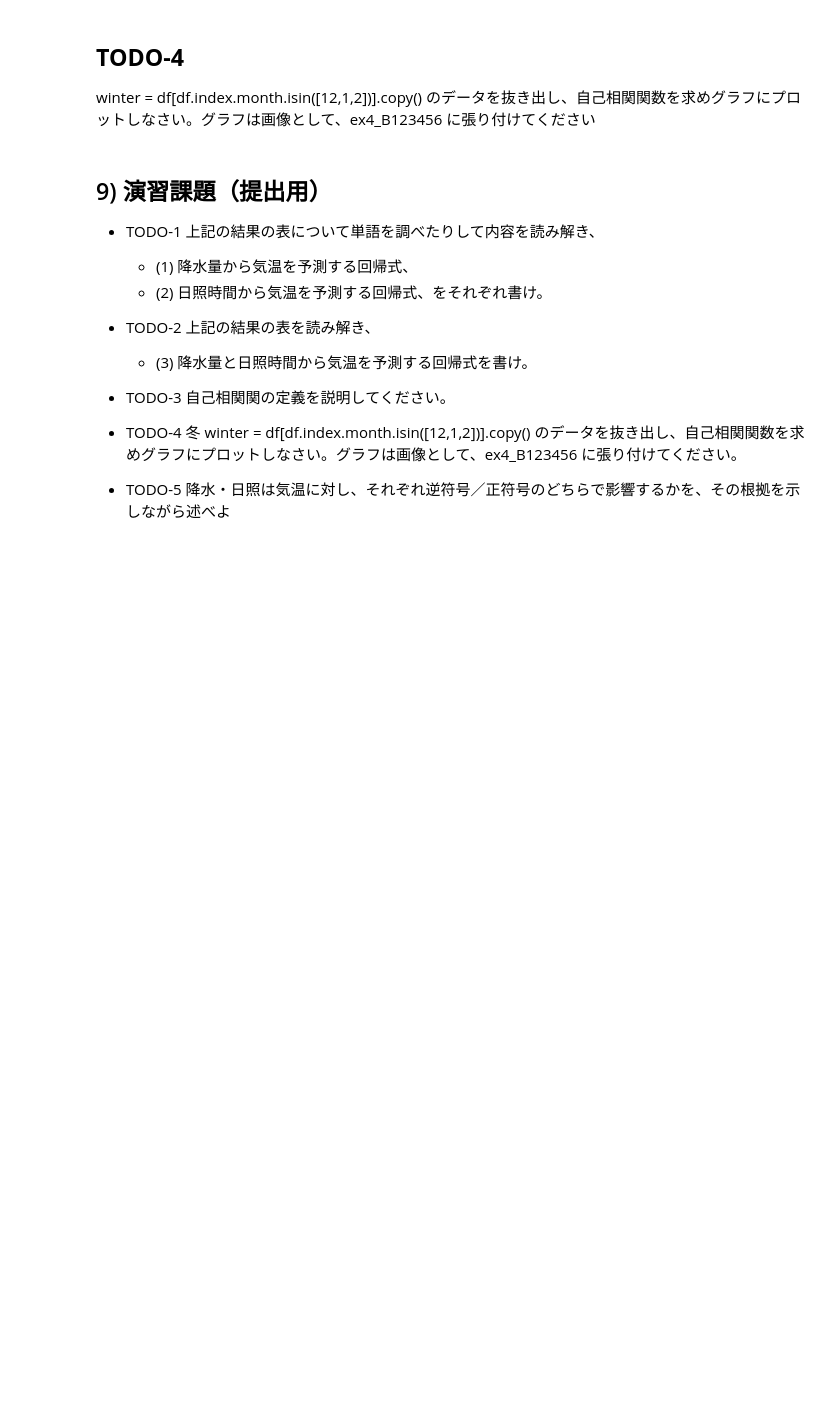
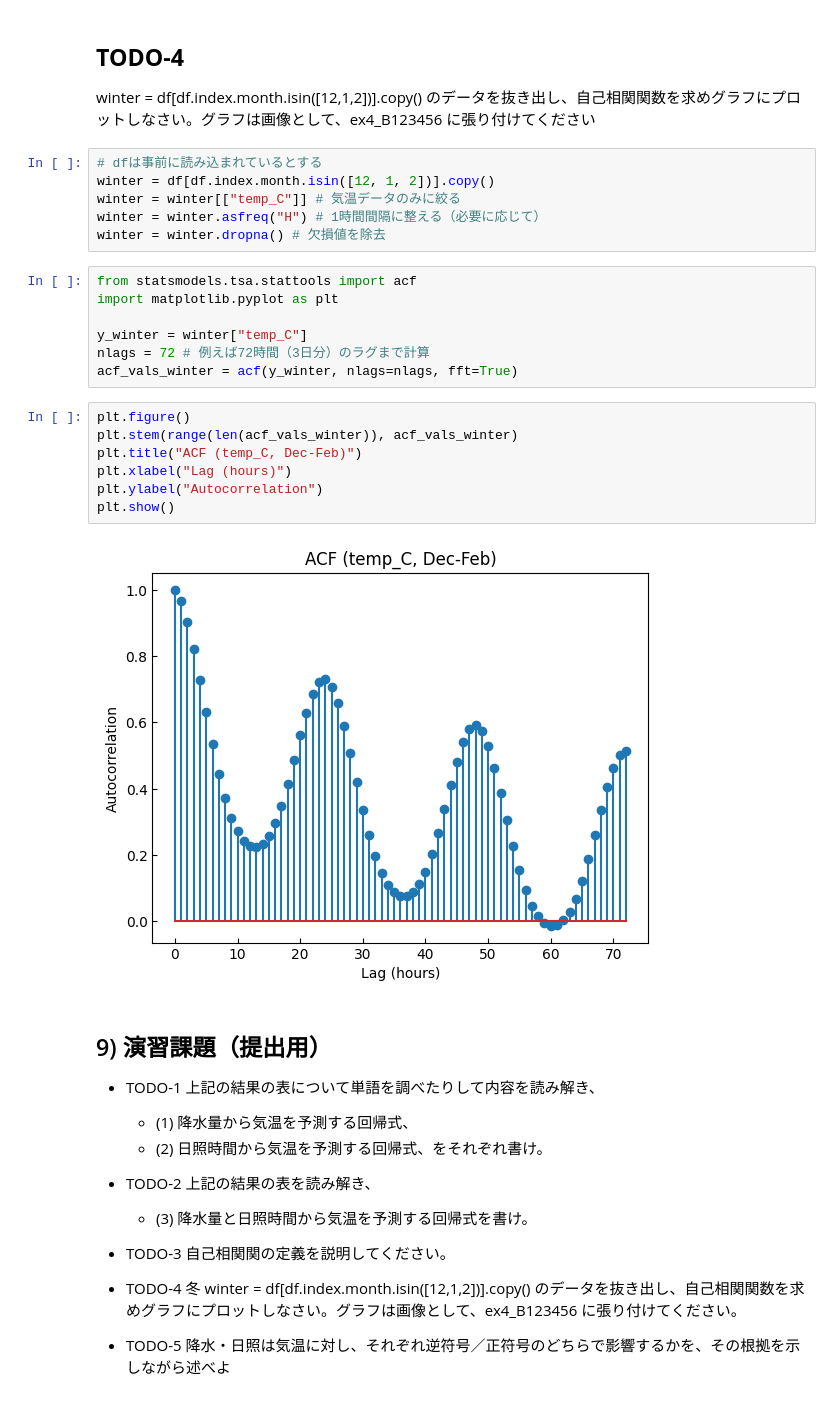
Before and after one commit to mattu117117/For-classroom, a Jupyter notebook: Lecture4_toyohashi_weather_relationships.ipynb, the cells around one changed output. Saved outputs shown, nothing was run; the diff lists cells and outputs as text; blank space fills up the shorter version.

```diff
--- a/Lecture4_toyohashi_weather_relationships.ipynb
+++ b/Lecture4_toyohashi_weather_relationships.ipynb
@@ -429,6 +429,28 @@ plt.show()
 ## **TODO-4**
 winter = df[df.index.month.isin([12,1,2])].copy()
 のデータを抜き出し、自己相関関数を求めグラフにプロットしなさい。グラフは画像として、ex4_B123456 に張り付けてください
+# %%
+# dfは事前に読み込まれているとする
+winter = df[df.index.month.isin([12, 1, 2])].copy()
+winter = winter[["temp_C"]] # 気温データのみに絞る
+winter = winter.asfreq("H") # 1時間間隔に整える（必要に応じて）
+winter = winter.dropna() # 欠損値を除去
+# %%
+from statsmodels.tsa.stattools import acf
+import matplotlib.pyplot as plt
+
+y_winter = winter["temp_C"]
+nlags = 72 # 例えば72時間（3日分）のラグまで計算
+acf_vals_winter = acf(y_winter, nlags=nlags, fft=True)
+# %%
+plt.figure()
+plt.stem(range(len(acf_vals_winter)), acf_vals_winter)
+plt.title("ACF (temp_C, Dec-Feb)")
+plt.xlabel("Lag (hours)")
+plt.ylabel("Autocorrelation")
+plt.show()
+# %% [output]
+[figure, added]
 # %% [markdown]
 ## 9) 演習課題（提出用）
 
```
Also changed, not shown: parts of 5 cells of this notebook.
